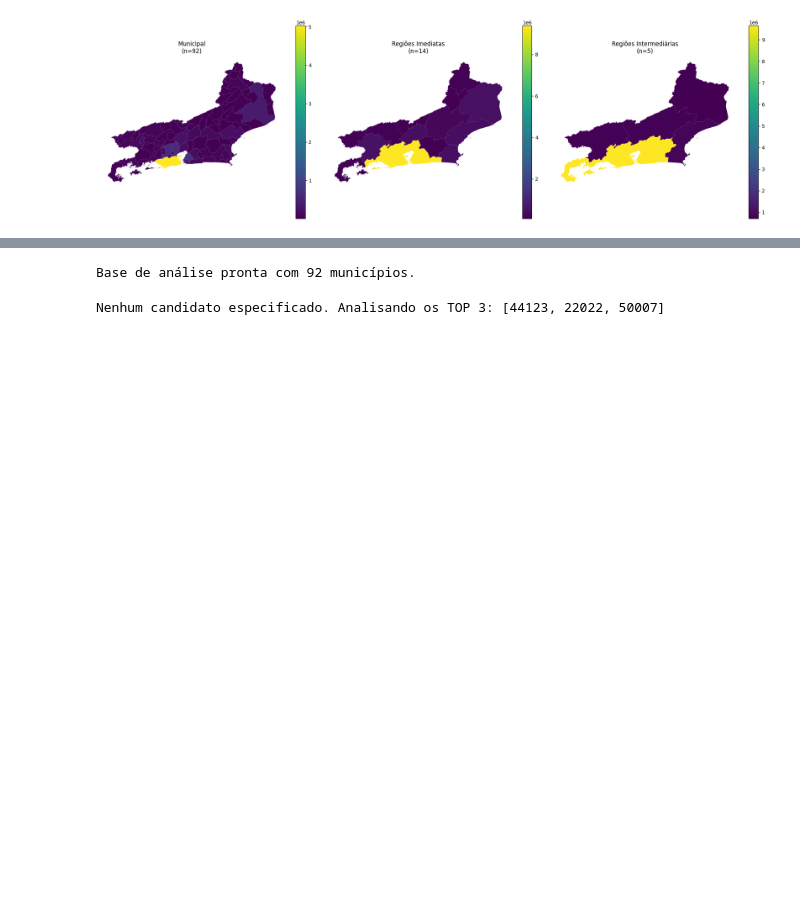
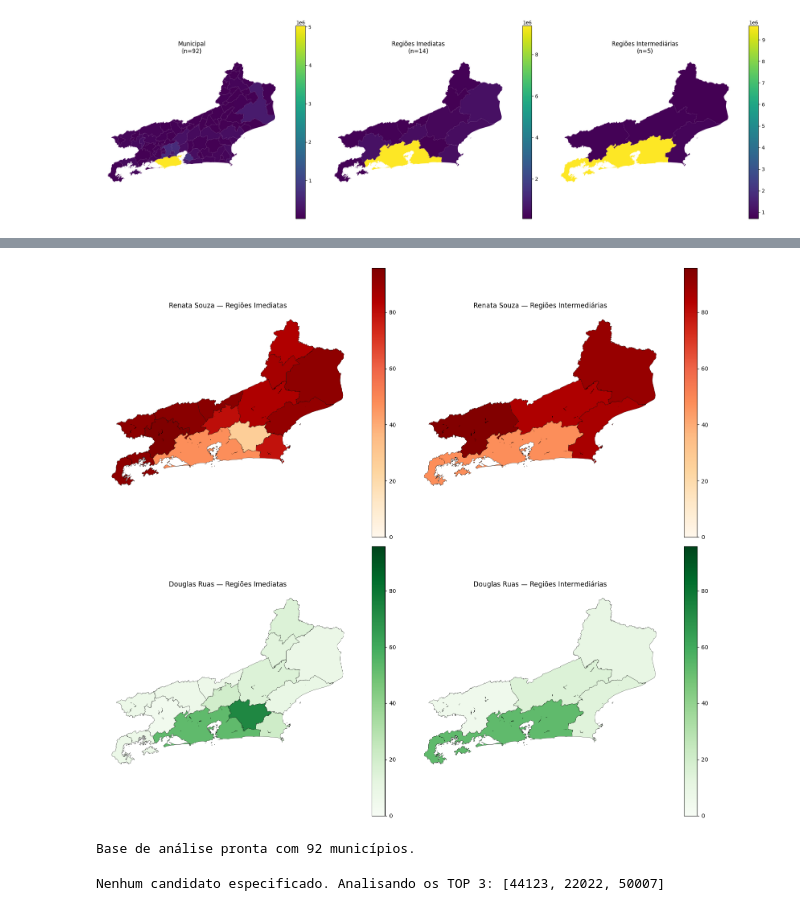
Before and after one commit to carlabferreira/RJ_election_analysis, a Jupyter notebook: First_analysis.ipynb, the cells around one changed output, grey strips where cells are left out. Drawn from its saved outputs; the diff is of its cells as text; code cells hidden in the pictures; blank space fills up the shorter version.

```diff
--- a/First_analysis.ipynb
+++ b/First_analysis.ipynb
@@ -596,0 +660,98 @@ plt.show()
+# %%
+# Merge com a malha geográfica do RJ
+rj["CD_GEOCODM"] = rj["CD_GEOCODM"].astype(str).str.zfill(7)
+
+df_wide.index = df_wide.index.astype(str).str.zfill(7)
+
+gdf = rj.merge(df_wide, left_on="CD_GEOCODM", right_index=True, how="inner")
+
+gdf = gdf.merge(
+    df_hierarchy,
+    left_on="CD_GEOCODM",
+    right_on="municipio-id",
+    how="left"
+)
+# %%
+# Montagem final, Correlação candidatos Douglas e Renata por região imediata / intermediária e Plotagem
+import pandas as pd
+import geopandas as gpd
+import numpy as np
+import matplotlib.pyplot as plt
+
+
+for col in ["votos_renata", "votos_douglas", "total_votos"]:
+    if col not in gdf.columns:
+        raise KeyError(f"Coluna esperada não encontrada no gdf: {col}")
+
+gdf["regiao-imediata-nome"] = gdf["regiao-imediata-nome"].astype(str).str.strip()
+gdf["regiao-intermediaria-nome"] = gdf["regiao-intermediaria-nome"].astype(str).str.strip()
+
+num_cols = ["votos_renata", "votos_douglas", "total_votos"]
+for c in num_cols:
+    gdf[c] = (gdf[c]
+              .astype(str)
+              .str.replace(r'[^\d]', '', regex=True)
+             )
+    # Convert to numeric safely
+    gdf[c] = pd.to_numeric(gdf[c], errors="coerce").fillna(0).astype(np.int64)
+
+cols_to_keep = ["regiao-imediata-nome", "regiao-intermediaria-nome"] + num_cols + ["geometry"]
+gdf_clean = gdf[cols_to_keep].copy()
+
+gdf_clean = gdf_clean.set_geometry("geometry")
+gdf_clean = gdf_clean[~gdf_clean.geometry.is_empty & gdf_clean.geometry.notnull()]
+
+gdf_imediata = gdf_clean.dissolve(by="regiao-imediata-nome", aggfunc="sum")
+gdf_intermediaria = gdf_clean.dissolve(by="regiao-intermediaria-nome", aggfunc="sum")
+
+for g in [gdf_imediata, gdf_intermediaria]:
+    g["pct_renata"] = np.where(g["total_votos"] > 0,
+                               100 * g["votos_renata"] / g["total_votos"],
+                               0.0)
+    g["pct_douglas"] = np.where(g["total_votos"] > 0,
+                                100 * g["votos_douglas"] / g["total_votos"],
+                                0.0)
+
+for dfg in [gdf_imediata, gdf_intermediaria]:
+    try:
+        dfg["geometry"] = dfg["geometry"].buffer(0)
+    except Exception:
+        pass
+    dfg = dfg[dfg.geometry.notnull() & ~dfg.geometry.is_empty]
+
+print("Imediatas (linhas, cols):", gdf_imediata.shape)
+print("Intermediárias (linhas, cols):", gdf_intermediaria.shape)
+print("Tipos (imediata):\n", gdf_imediata[["votos_renata","votos_douglas","total_votos","pct_renata","pct_douglas"]].dtypes)
+
+fig, axs = plt.subplots(2, 2, figsize=(16, 14))
+
+vmax = max(gdf_imediata["pct_renata"].max(), gdf_imediata["pct_douglas"].max(),
+           gdf_intermediaria["pct_renata"].max(), gdf_intermediaria["pct_douglas"].max())
+
+# Renata - imediata
+gdf_imediata.plot(column="pct_renata", cmap="OrRd", legend=True, vmin=0, vmax=vmax,
+                  ax=axs[0,0], edgecolor="black", linewidth=0.3)
+axs[0,0].set_title("Renata Souza — Regiões Imediatas")
+axs[0,0].axis("off")
+
+# Renata - intermediária
+gdf_intermediaria.plot(column="pct_renata", cmap="OrRd", legend=True, vmin=0, vmax=vmax,
+                       ax=axs[0,1], edgecolor="black", linewidth=0.3)
+axs[0,1].set_title("Renata Souza — Regiões Intermediárias")
+axs[0,1].axis("off")
+
+# Douglas - imediata
+gdf_imediata.plot(column="pct_douglas", cmap="Greens", legend=True, vmin=0, vmax=vmax,
+                  ax=axs[1,0], edgecolor="black", linewidth=0.3)
+axs[1,0].set_title("Douglas Ruas — Regiões Imediatas")
+axs[1,0].axis("off")
+
+# Douglas - intermediária
+gdf_intermediaria.plot(column="pct_douglas", cmap="Greens", legend=True, vmin=0, vmax=vmax,
+                       ax=axs[1,1], edgecolor="black", linewidth=0.3)
+axs[1,1].set_title("Douglas Ruas — Regiões Intermediárias")
+axs[1,1].axis("off")
+
+plt.tight_layout()
+plt.show()
+# %% [output]
@@ -597,3 +767,4 @@ plt.show()
+[figure, added]
 # %%
 # 1. Preparação dos dados
 
```
Also changed, not shown: parts of 11 cells of this notebook, 5 other files.
